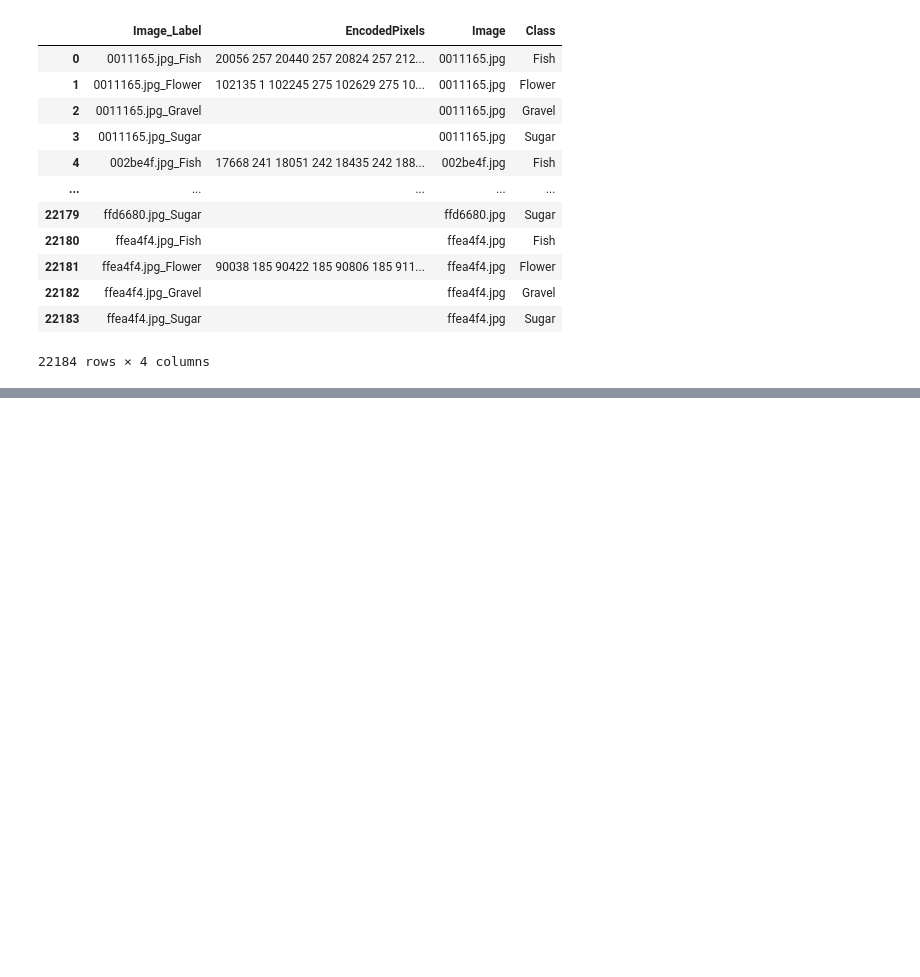
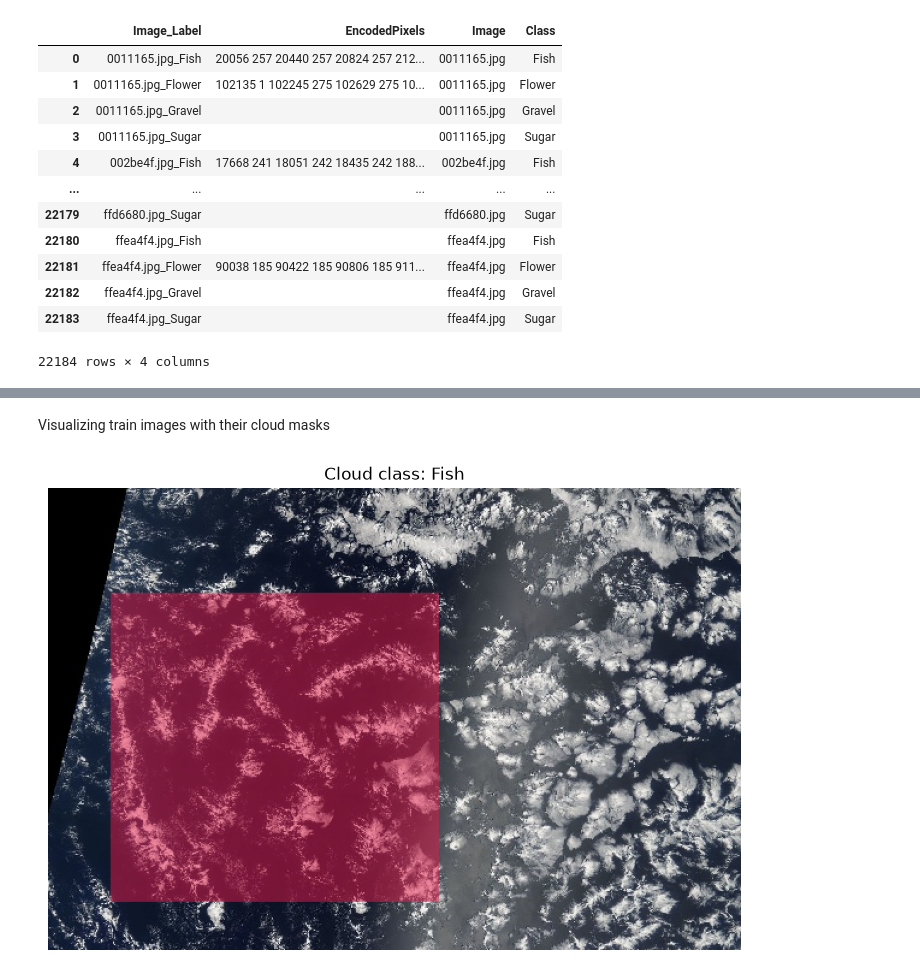
Before and after one commit to YOHANCOHENCODES/jun26_bcds_cloud_segmentation, a Jupyter notebook: notebooks/1.0-mahsa-data-exploration.ipynb, the cells around one changed output, grey strips where cells are left out. Cells and saved outputs as stored; diff of their text form; code cells hidden in the pictures; blank space fills up the shorter version.

Commit message:
visualized train images with cloud masks, and plotted mask area distribution

```diff
--- a/notebooks/1.0-mahsa-data-exploration.ipynb
+++ b/notebooks/1.0-mahsa-data-exploration.ipynb
@@ -487,0 +501,2 @@ plot_training_images()
+# %% [markdown]
+Visualizing train images with their cloud masks
@@ -487,0 +597,4 @@ plot_training_images()
+# %%
+visualize_image_with_mask(0)
+# %% [output]
+[figure, added]
```
Also changed, not shown: parts of 13 cells of this notebook, 3 other files.
